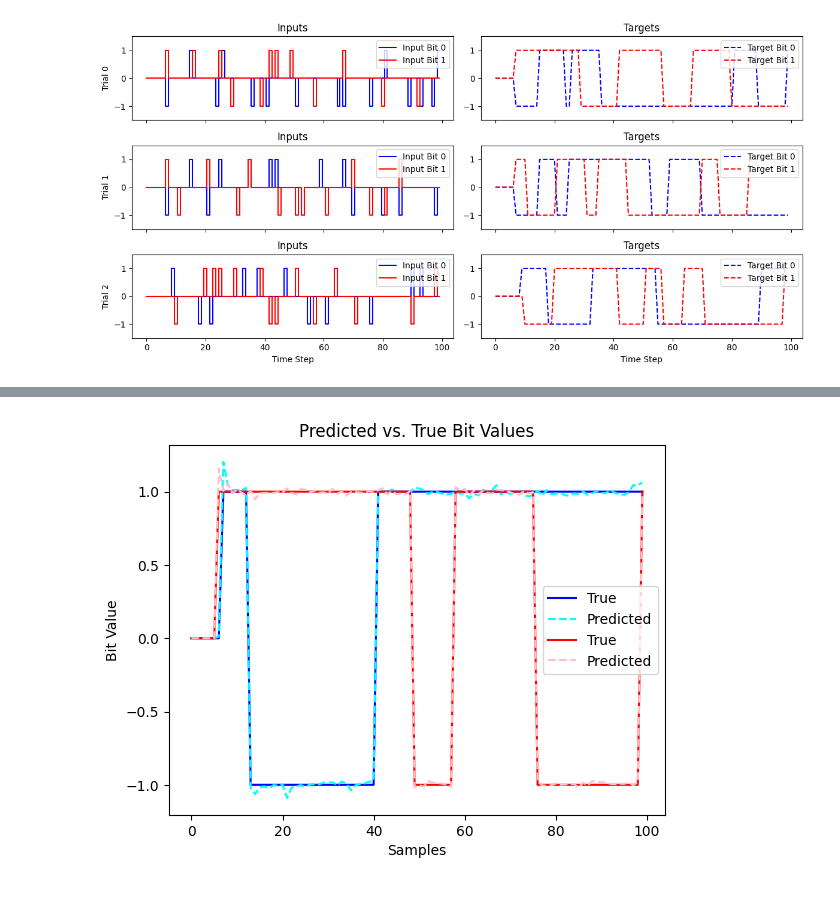
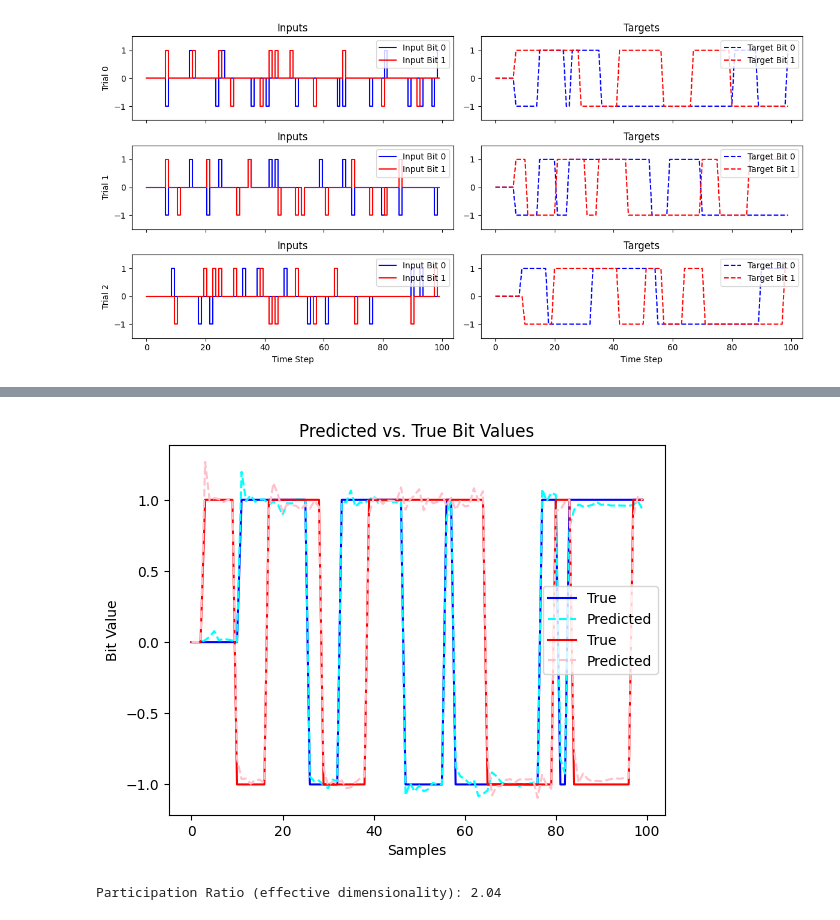
Before and after one commit to ZachLoschin/Medulla_RNN, a Jupyter notebook: Tutorials_and_Learning/BitFlip_RNN.ipynb, the cells around one changed output, grey strips where cells are left out. Cells and saved outputs as stored; diff of their text form; code cells hidden in the pictures.

```diff
--- a/Tutorials_and_Learning/BitFlip_RNN.ipynb
+++ b/Tutorials_and_Learning/BitFlip_RNN.ipynb
@@ -48,12 +49,12 @@ class FlipFlopRNN(nn.Module):
         out, _ = self.rnn(x)  # out shape: (batch, seq_len, hidden_size)
         out = self.output_layer(out)  # out shape: (batch, seq_len, output_size)
         return out
+# %%
+# Generate toy dataset
+X_train, Y_train = zutils.generate_2bit_flipflop_dataset(num_trials=1000, trial_length=100, seed=42)
+X_val, Y_val = zutils.generate_2bit_flipflop_dataset(num_trials=800, trial_length=100, seed=42)
+X_test, Y_test = zutils.generate_2bit_flipflop_dataset(num_trials=500, trial_length=100, seed=42)
 # %%
-# Generate toy dataset
-X_train, Y_train = zutils.generate_2bit_flipflop_dataset(num_trials=2000, trial_length=100, seed=42)
-X_val, Y_val = zutils.generate_2bit_flipflop_dataset(num_trials=500, trial_length=100, seed=42)
-X_test, Y_test = zutils.generate_2bit_flipflop_dataset(num_trials=100, trial_length=100, seed=42)
-
 # Initialize model
 model = FlipFlopRNN()
 optimizer = optim.Adam(model.parameters(), lr=0.01)
@@ -63,7 +64,7 @@ val_loss_storage = []
 val_accuracy_storage = []
 
 # Training loop
-for epoch in range(300):
+for epoch in range(200):
     model.train()
     optimizer.zero_grad()
     outputs = model(X_train)
@@ -123,18 +128,55 @@ x, y = X_test, Y_test
 with torch.no_grad():
     pred = model(x)
 # %%
-trial=3
+trial=10
 
 plt.plot(y[trial][:,0], label="True", color="b")
 plt.plot(pred[trial][:,0], linestyle="--", label="Predicted", color="cyan")
 
 plt.plot(y[trial][:,1], label="True", color="r")
 plt.plot(pred[trial][:,1], linestyle="--", label="Predicted", color="pink")
 
 plt.xlabel("Samples")
 plt.ylabel("Bit Value")
 plt.legend()
 plt.title("Predicted vs. True Bit Values")
 plt.show()
 # %% [output]
-[figure, old version]
+[figure, new version]
+# %%
+# Choose a starting input (e.g., batch size = 1)
+x0 = torch.zeros(1, 1, model.rnn.input_size)  # shape: (batch, seq_len, input_size)
+h0 = torch.zeros(model.rnn.num_layers, 1, model.rnn.hidden_size)  # shape: (num_layers, batch, hidden_size)
+
+# Construct all 4 possible input types
+timesteps = 1000
+one_input = torch.ones(1, 1, model.rnn.input_size)
+negative_one_input = -torch.ones(1, 1, model.rnn.input_size)
+one_negone_input = torch.tensor([[[1.0, -1.0]]])      # shape: (1, 1, 2)
+negone_one_input = torch.tensor([[[-1.0, 1.0]]])      # shape: (1, 1, 2)
+no_input = torch.zeros(1, timesteps-1, model.rnn.input_size)  # e.g., zero input
+
+inputs, true_outputs = zutils.generate_2bit_flipflop_dataset(num_trials=1, trial_length=timesteps, seed=42, max_gap=30, p_input=0.2)
+
+# Construct the inputs to move through some transitions
+# inputs = torch.cat([one_input, no_input, negative_one_input, no_input, one_negone_input, no_input, negone_one_input, no_input], dim=1)
+
+# Run model forward with those inputs, starting from zero inputs and zero hidden state
+outputs, hidden_states = model.rnn(inputs, h0)  # outputs: (1, timesteps, hidden_size)
+
+# Convert to numpy
+hidden_acts = outputs.squeeze(0)  # shape: (timesteps, hidden_size)
+hidden_np = hidden_acts.detach().cpu().numpy()  # shape: (timesteps, hidden_size)
+
+# Compute covariance
+# np.cov needs (vars, time)
+C = np.cov(hidden_np.T)  # shape: (hidden_size, hidden_size)
+
+# Eigenvalues
+eigs = np.linalg.eigvalsh(C)
+
+# Participation Ratio
+pr = (eigs.sum() ** 2) / (eigs**2).sum()
+print(f"Participation Ratio (effective dimensionality): {pr:.2f}")
+# %% [output]
+Participation Ratio (effective dimensionality): 2.04
```
Also changed, not shown: parts of 12 cells of this notebook.
